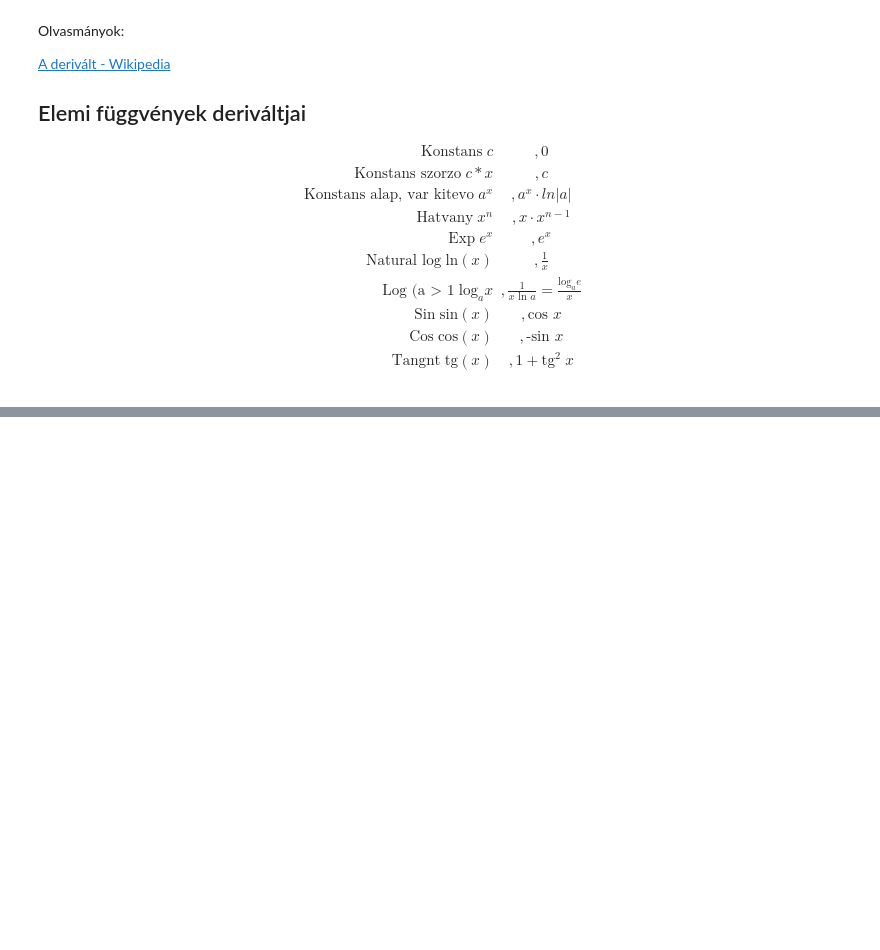
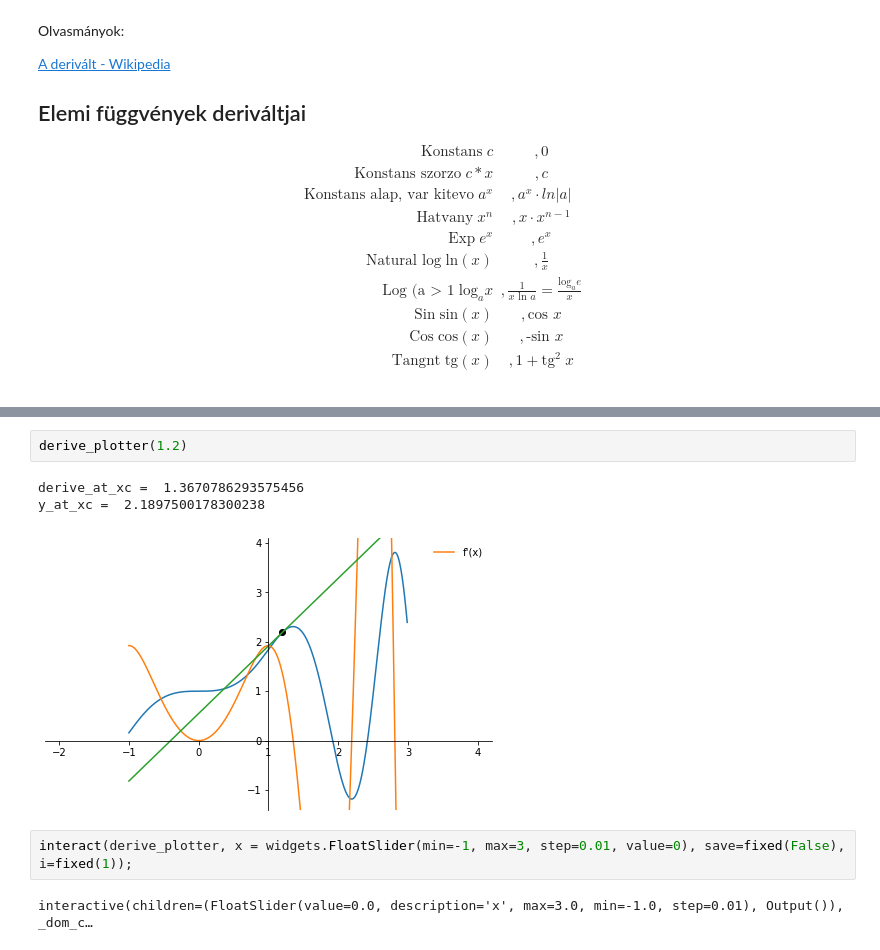
Before and after one commit to JoDeMiro/DeepLearningIntroduction, a Jupyter notebook: 00_Math_behind_Neural_Network_and_Gradient_Descent.ipynb, the cells around one changed output, grey strips where cells are left out. Cells and saved outputs as stored; diff of their text form; blank space fills up the shorter version.

```diff
--- a/00_Math_behind_Neural_Network_and_Gradient_Descent.ipynb
+++ b/00_Math_behind_Neural_Network_and_Gradient_Descent.ipynb
@@ -270,0 +343,10 @@ $$
+# %%
+derive_plotter(1.2)
+# %% [output]
+derive_at_xc =  1.3670786293575456
+y_at_xc =  2.1897500178300238
+[figure, added]
+# %%
+interact(derive_plotter, x = widgets.FloatSlider(min=-1, max=3, step=0.01, value=0), save=fixed(False), i=fixed(1));
+# %% [output]
+interactive(children=(FloatSlider(value=0.0, description='x', max=3.0, min=-1.0, step=0.01), Output()), _dom_c…
```
Also changed, not shown: parts of 13 cells of this notebook.
